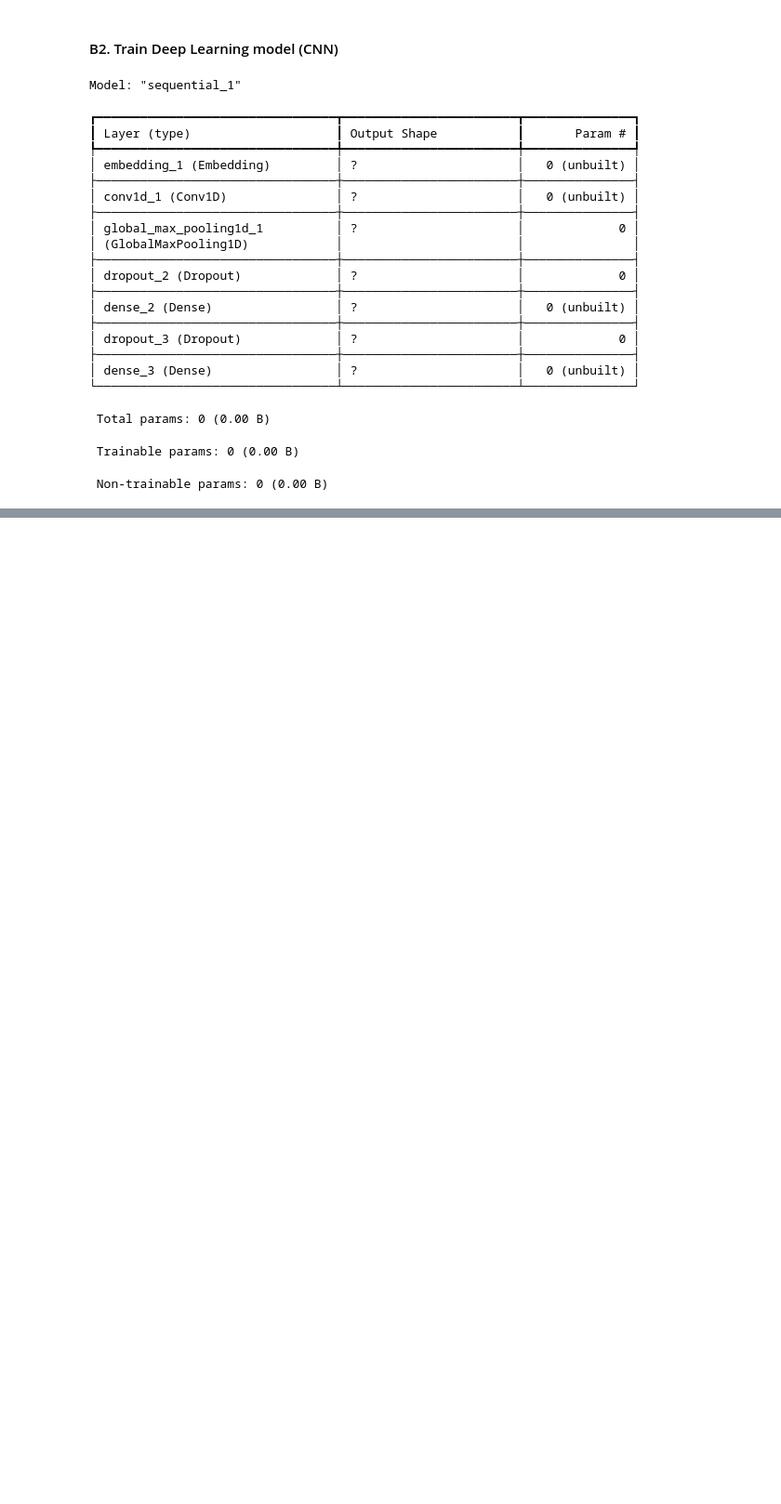
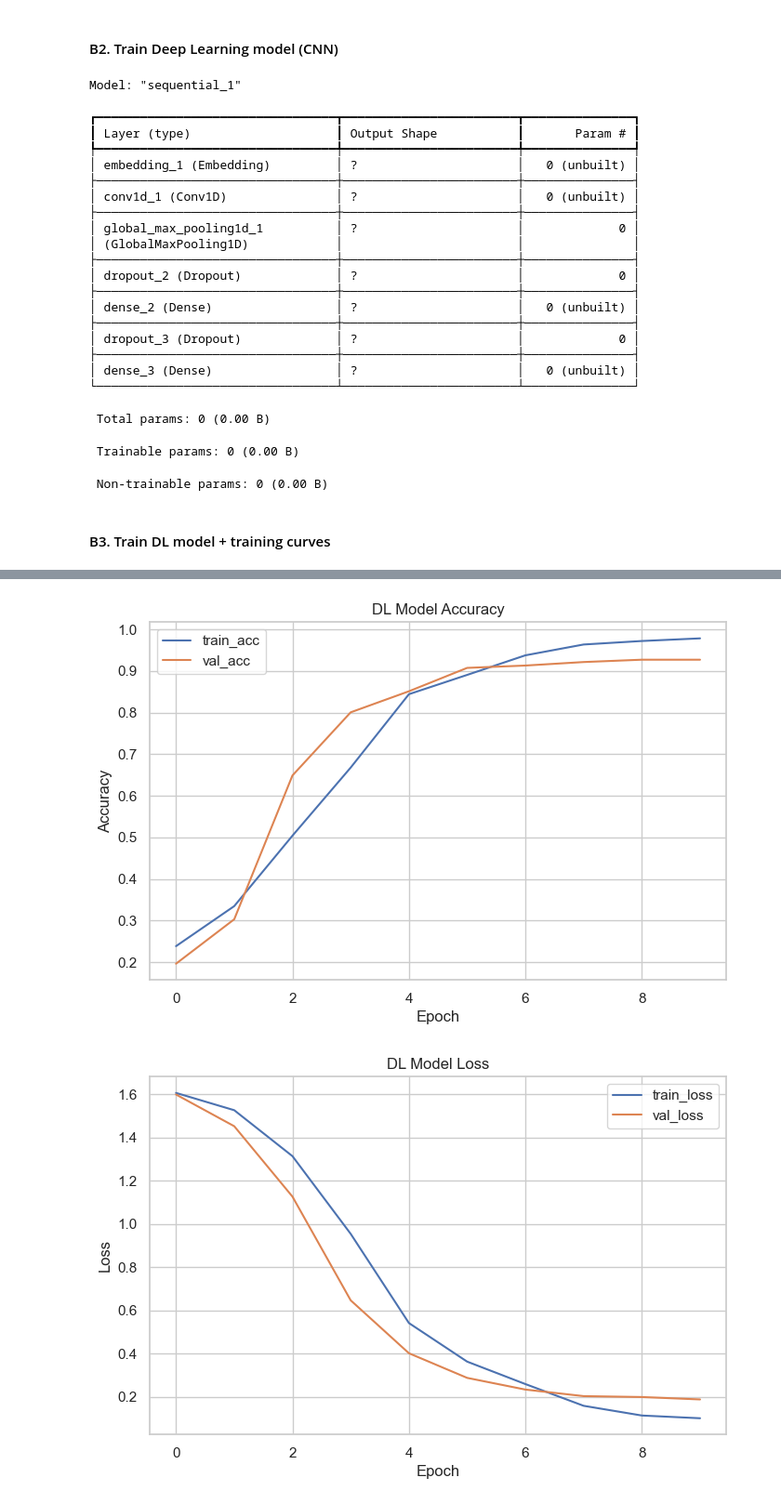
Before and after one commit to Ainedembe-Denis/BBC-News-Summary-ML-DL-Project, a Jupyter notebook: bbc_news_ml_dl_rl.ipynb, the cells around one changed output, grey strips where cells are left out. Shown at 93% size. Saved outputs shown, nothing was run; the diff lists cells and outputs as text; code cells hidden in the pictures; blank space fills up the shorter version.

Commit message:
Train DL model + training curves

```diff
--- a/bbc_news_ml_dl_rl.ipynb
+++ b/bbc_news_ml_dl_rl.ipynb
@@ -378,3 +378,34 @@ Model: "sequential_1"
  Total params: 0 (0.00 B)
  Trainable params: 0 (0.00 B)
  Non-trainable params: 0 (0.00 B)
+# %% [markdown]
+#### B3. Train DL model + training curves
+# %%
+EPOCHS = 10
+BATCH_SIZE = 32
+
+history = dl_model.fit(
+    X_seq_train, y_train_cat,
+    validation_split=0.2,
+    epochs=EPOCHS,
+    batch_size=BATCH_SIZE,
+    verbose=1
+)
+
+# Plot training curves
+plt.plot(history.history["accuracy"], label="train_acc")
+plt.plot(history.history["val_accuracy"], label="val_acc")
+plt.title("DL Model Accuracy")
+plt.xlabel("Epoch")
+plt.ylabel("Accuracy")
+plt.legend()
+plt.show()
+
+plt.plot(history.history["loss"], label="train_loss")
+plt.plot(history.history["val_loss"], label="val_loss")
+plt.title("DL Model Loss")
+plt.xlabel("Epoch")
+plt.ylabel("Loss")
+plt.legend()
+plt.show()
+# %% [output]
@@ -380,0 +432,2 @@ Model: "sequential_1"
+[figure, added]
+[figure, added]
```
Also changed, not shown: parts of 1 cell of this notebook.
